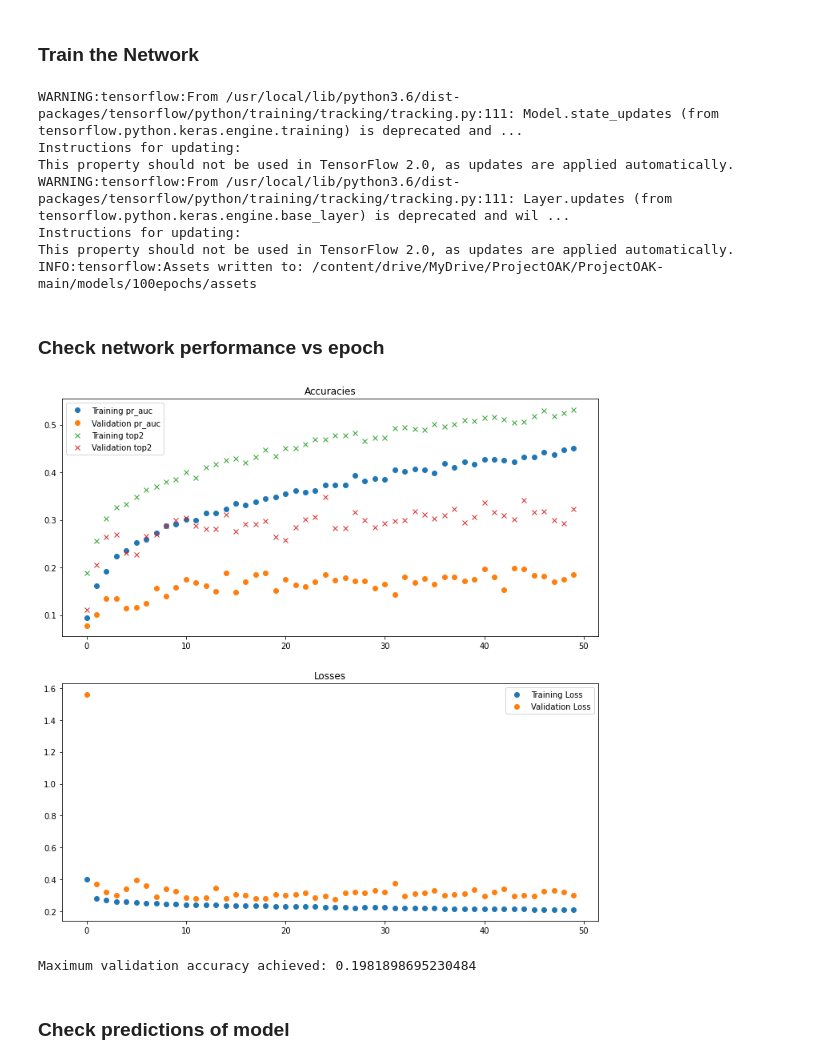
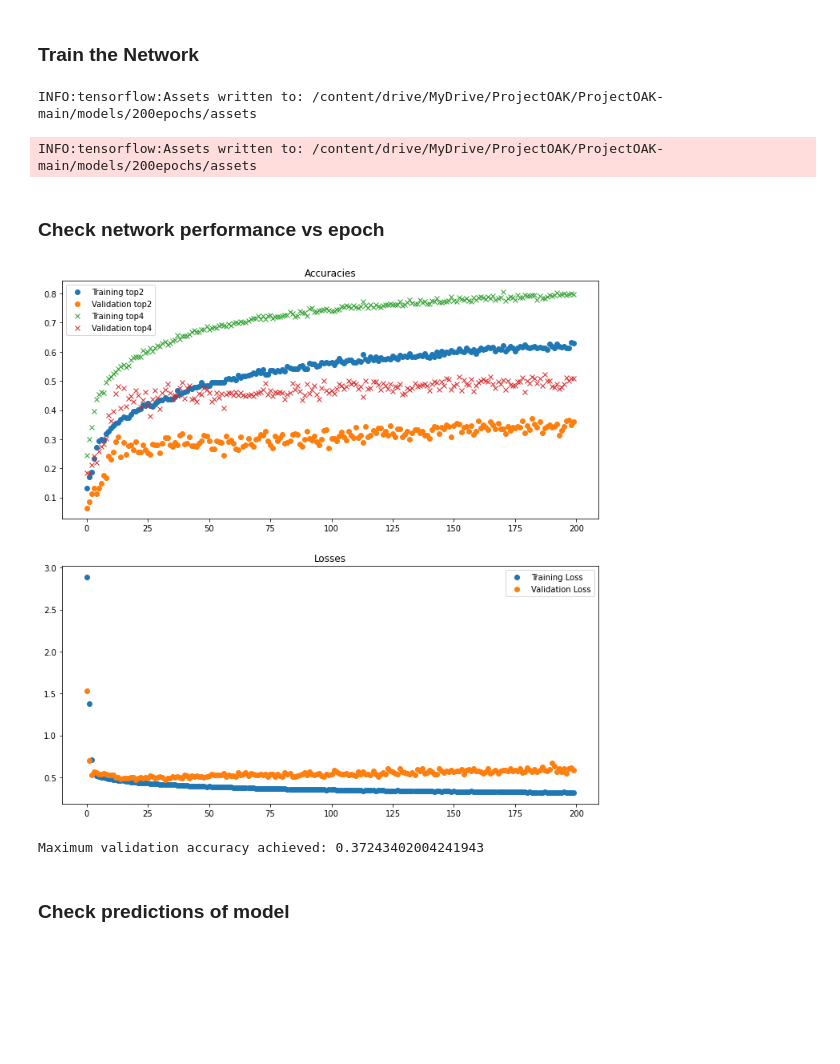
Before and after one commit to maria-yampolskaya/ProjectOAK, a Jupyter notebook: ProjectOAK_multi_label.ipynb, the cells around one changed output. Drawn from its saved outputs; the diff is of its cells as text; code cells hidden in the pictures; blank space fills up the shorter version.

```diff
--- a/ProjectOAK_multi_label.ipynb
+++ b/ProjectOAK_multi_label.ipynb
@@ -303,8 +281,8 @@ def create_CNN():
     model.add(layers.Dense(num_classes, activation = 'sigmoid'))
 
     # compile the model
-    model.compile(loss= 'binary_crossentropy', #SigmoidFocalCrossEntropy(),
-                  optimizer=tf.keras.optimizers.Nadam(0.01),
+    model.compile(loss= SigmoidFocalCrossEntropy(), #'binary_crossentropy'
+                  optimizer=tf.keras.optimizers.Nadam(),
                   metrics=[tf.keras.metrics.AUC(curve="PR", name="pr_auc"),
                            tf.keras.metrics.TopKCategoricalAccuracy(k=2, name='top2'),
                            tf.keras.metrics.TopKCategoricalAccuracy(k=4, name='top4')])
@@ -338,7 +316,7 @@ _________________________________________________________________
 # %%
 from tqdm.keras import TqdmCallback
 
-epochs = 50
+epochs = 200
 verbose = 0
 
 history = model.fit(training_generator,
@@ -348,48 +326,43 @@ history = model.fit(training_generator,
                     callbacks=[TqdmCallback(data_size=4094, batch_size=64, verbose=1)])
 # %%
 # save the model?
-save = False #@param {type:"boolean"}
+save = True #@param {type:"boolean"}
 if save:
-  model.save('/content/drive/MyDrive/ProjectOAK/ProjectOAK-main/models/100epochs')
+  model.save('/content/drive/MyDrive/ProjectOAK/ProjectOAK-main/models/200epochs')
 # %% [output]
-WARNING:tensorflow:From /usr/local/lib/python3.6/dist-packages/tensorflow/python/training/tracking/tracking.py:111: Model.state_updates (from tensorflow.python.keras.engine.training) is deprecated and ...
-Instructions for updating:
-This property should not be used in TensorFlow 2.0, as updates are applied automatically.
-WARNING:tensorflow:From /usr/local/lib/python3.6/dist-packages/tensorflow/python/training/tracking/tracking.py:111: Layer.updates (from tensorflow.python.keras.engine.base_layer) is deprecated and wil ...
-Instructions for updating:
-This property should not be used in TensorFlow 2.0, as updates are applied automatically.
-INFO:tensorflow:Assets written to: /content/drive/MyDrive/ProjectOAK/ProjectOAK-main/models/100epochs/assets
+INFO:tensorflow:Assets written to: /content/drive/MyDrive/ProjectOAK/ProjectOAK-main/models/200epochs/assets
+INFO:tensorflow:Assets written to: /content/drive/MyDrive/ProjectOAK/ProjectOAK-main/models/200epochs/assets
 # %% [markdown]
 ### Check network performance vs epoch
 # %%
 show_histories = 1
-accstr = 'pr_auc'
-accstr2 = 'top2'
+accstr = 'top2'
+accstr2 = 'top4'
 
 if show_histories:
     epochs = len(history.history['loss'])
 
     plt.figure(figsize=(12, 12))
     plt.subplot(2, 1, 1)
     plt.plot(range(epochs), history.history[accstr], 'o', label='Training '+accstr)
     plt.plot(range(epochs), history.history['val_'+accstr], 'o', label='Validation '+accstr)
     if accstr2 is not None:
         plt.plot(range(epochs), history.history[accstr2], 'x', label='Training '+accstr2)
         plt.plot(range(epochs), history.history['val_'+accstr2], 'x', label='Validation '+accstr2)
     plt.legend()
     plt.title('Accuracies')
 
     plt.subplot(2, 1, 2)
     plt.plot(range(epochs), history.history['loss'], 'o', label='Training Loss')
     plt.plot(range(epochs), history.history['val_loss'], 'o', label='Validation Loss')
     plt.legend()
     plt.title('Losses')
     plt.show()
 
     print("Maximum validation accuracy achieved: " + str(np.max(history.history['val_'+accstr])))
 # %% [output]
-[figure, old version]
+[figure, new version]
-Maximum validation accuracy achieved: 0.1981898695230484
+Maximum validation accuracy achieved: 0.37243402004241943
 # %% [markdown]
 ### Check predictions of model
 # %%
```
Also changed, not shown: parts of 8 cells of this notebook.
